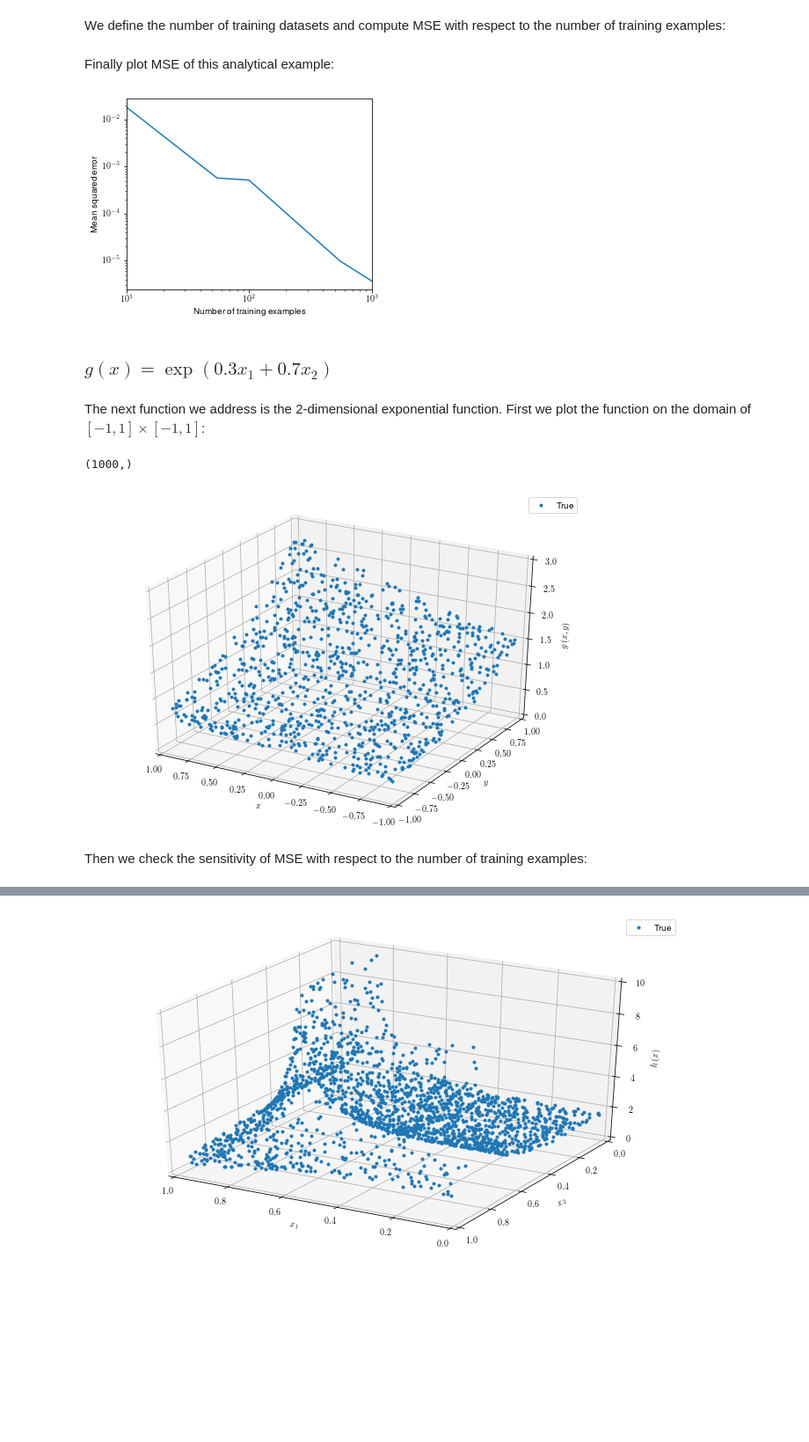
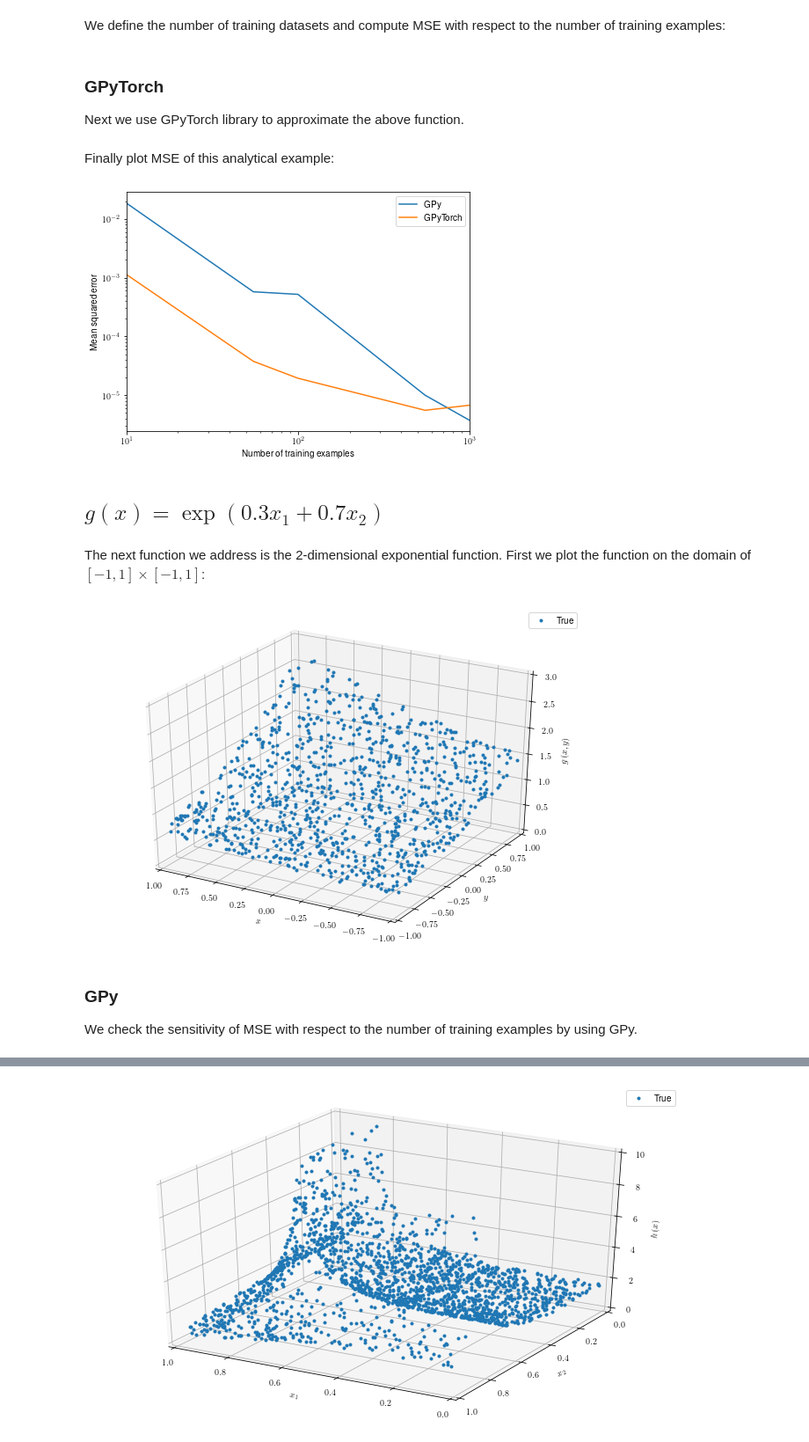
Before and after one commit to takafusui/GPstudy, a Jupyter notebook: notebooks/analytical_GPy.ipynb, the cells around one changed output, grey strips where cells are left out. Shown: that part at 88% size. Drawn from its saved outputs; the diff is of its cells as text; code cells hidden in the pictures; blank space fills up the shorter version.

Commit message:
Add GPyTorch to the notebook of analytical examples

```diff
--- a/notebooks/analytical_GPy.ipynb
+++ b/notebooks/analytical_GPy.ipynb
@@ -36,6 +41,10 @@ def f(x):
     return np.abs(0.25 - x[:, 0]**2 - x[:, 1]**2)
 
 
+def f_torch(x):
+    """ The function to be predicted by GPyTprch """
+    return np.abs(0.25 - x**2 - x**2)
+
 num_test = 1000
 num_input = 2
 X_test_f = np.random.uniform(0., 1., (num_test, num_input))
@@ -86,3 +96,7 @@ We define the number of training datasets and compute MSE with respect to the nu
 # %%
 num_trainings_f = [10, 55, 100, 550, 1000]
 mse_err_f = return_mse(f, X_test_f, 0, 1, y_true_f, num_trainings_f, num_input)
+# %% [markdown]
+### GPyTorch
+
+Next we use GPyTorch library to approximate the above function.
@@ -89,18 +185,23 @@ mse_err_f = return_mse(f, X_test_f, 0, 1, y_true_f, num_trainings_f, num_input)
+# %%
+num_trainings_f = [10, 55, 100, 550, 1001]
+mse_err_f_torch = return_mse_torch(f_torch, 0, 1, 0.1, 250, num_trainings_f)
 # %% [markdown]
 Finally plot MSE of this analytical example:
 # %%
-fig, ax = plt.subplots(figsize=(5, 4))
-ax.plot(num_trainings_f, mse_err_f)
+fig, ax = plt.subplots(figsize=(7, 5))
+ax.plot(num_trainings_f, mse_err_f, label="GPy")
+ax.plot(num_trainings_f, mse_err_f_torch, label='GPyTorch')
 ax.set_xlabel('Number of training examples')
 ax.set_ylabel('Mean squared error')
 ax.set_xscale('log')
 ax.set_yscale('log')
+ax.legend(loc='best')
 ax.set_xlim([np.min(num_trainings_f), np.max(num_trainings_f)])
 plt.show()
 # %% [output]
-[figure, old version]
+[figure, new version]
 # %% [markdown]
-### $g(x) = \exp{\left(0.3 x_{1} + 0.7 x_{2}\right)}$
+## $g(x) = \exp{\left(0.3 x_{1} + 0.7 x_{2}\right)}$
 # %% [markdown]
 The next function we address is the 2-dimensional exponential function. First we plot the function on the domain of $[-1, 1] \times [-1, 1]$:
 # %%
@@ -108,6 +209,9 @@ def g(x):
     """ The function to be predicted """
     return np.exp(0.3 * x[:, 0] + 0.7 * x[:, 1])
 
+def g_torch(x):
+    """ The function to be predicted """
+    return np.exp(0.3 * x + 0.7 * x)
 
 X_test_g = np.random.uniform([-1, -1], [1, 1], (num_test, num_input))
 y_true_g = g(X_test_g)
@@ -126,10 +230,10 @@ ax.set_zlim([0., 3.])
 ax.legend(loc='best')
 plt.show()
 # %% [output]
-(1000,)
-[figure, old version]
+[figure, new version]
 # %% [markdown]
-Then we check the sensitivity of MSE with respect to the number of training examples:
+### GPy
+We check the sensitivity of MSE with respect to the number of training examples by using GPy.
 # %%
 num_trainings_g = [4, 8, 16, 32, 64]
 mse_err_g = return_mse(
```
Also changed, not shown: parts of 15 cells of this notebook, 1 other file.
